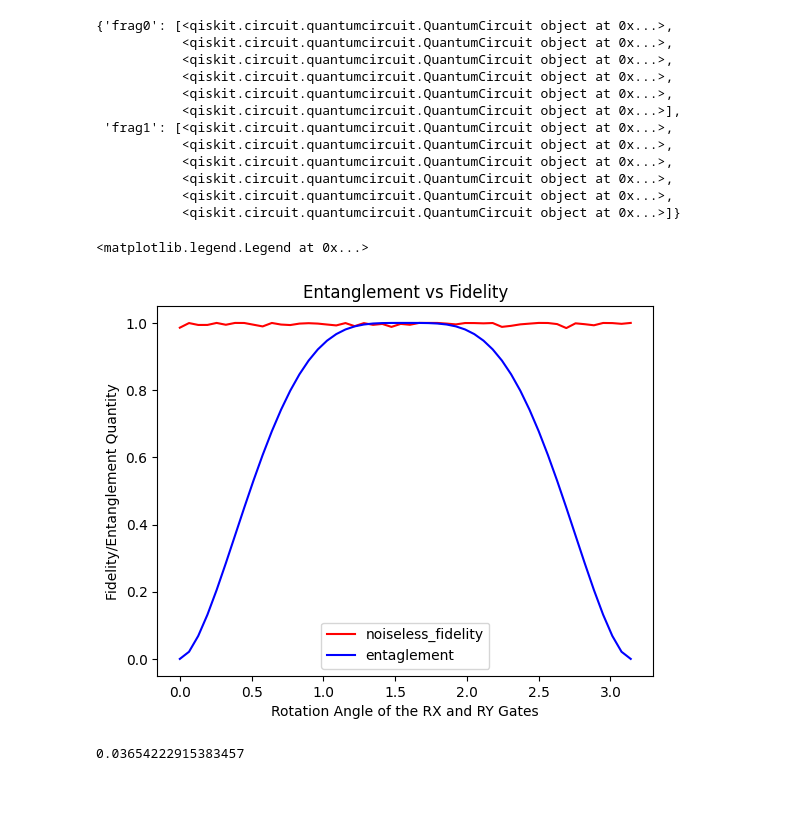
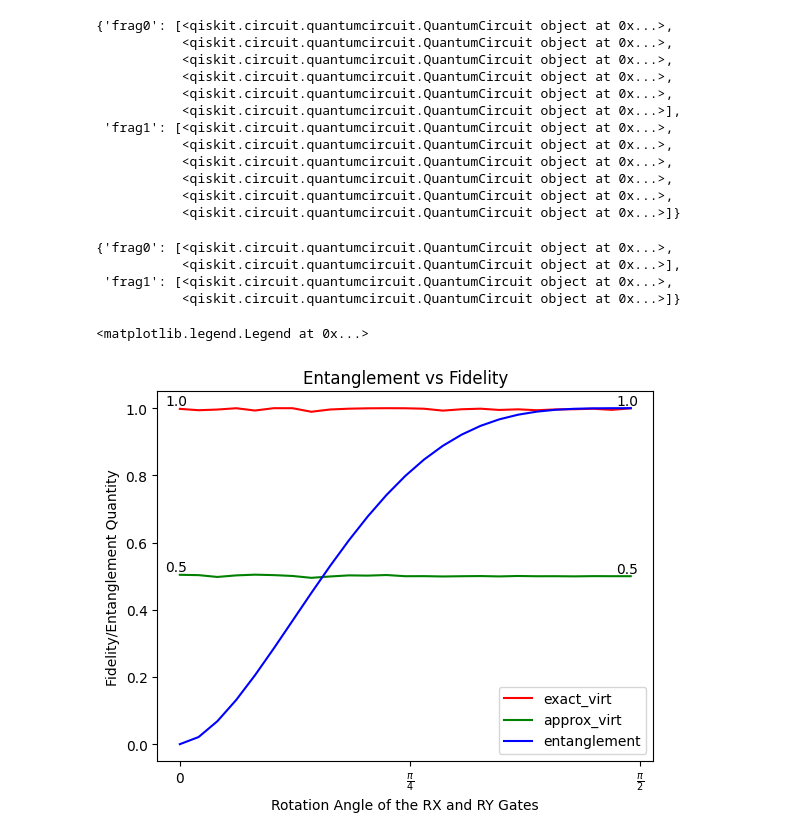
Before and after one commit to nathanieltornow/qtpu, a Jupyter notebook: experiments/05.12-entanglment-fidelity-correlation.ipynb, the cells around one changed output. Saved outputs shown, nothing was run; the diff lists cells and outputs as text; code cells hidden in the pictures; blank space fills up the shorter version.

```diff
--- a/experiments/05.12-entanglment-fidelity-correlation.ipynb
+++ b/experiments/05.12-entanglment-fidelity-correlation.ipynb
@@ -119,17 +115,58 @@ for rx_angle, ry_angle in tqdm(zip(rx_vals, ry_vals), total=len(rx_vals)):
-# %%
-plt.plot(rx_vals, fidelity_results.values(), color='r', label='noiseless_fidelity')
-plt.plot(rx_vals, [grid_results[(ang, ang)] for ang in rx_vals], color='b', label='entaglement')
-
-plt.xlabel("Rotation Angle of the RX and RY Gates")
-plt.ylabel("Fidelity/Entanglement Quantity")
-plt.title("Entanglement vs Fidelity")
-
-plt.legend()
-# plt.plot(X, z, color='g', label='cos')
-# %% [output]
-<matplotlib.legend.Legend at 0x...>
-[figure, removed]
-# %%
-np.corrcoef(np.array([list(fidelity_results.values()), [grid_results[(ang, ang)] for ang in rx_vals]]))[0, 1]
-# %% [output]
-0.03654222915383457
+# %%
+approx_virt_circuit = vqc.cutting.cut(qc, KernighanLinBisection(vgates=STANDARD_APPROX_VIRTUAL_GATES))
+approx_knitter = vqc.Knitter(approx_virt_circuit)
+approx_samples = approx_knitter.samples()
+pprint(approx_samples)
+# %% [output]
+{'frag0': [<qiskit.circuit.quantumcircuit.QuantumCircuit object at 0x...>,
+           <qiskit.circuit.quantumcircuit.QuantumCircuit object at 0x...>],
+ 'frag1': [<qiskit.circuit.quantumcircuit.QuantumCircuit object at 0x...>,
+           <qiskit.circuit.quantumcircuit.QuantumCircuit object at 0x...>]}
+# %%
+sim = Simulator()
+
+exact_fidelity_results = {}
+approx_fidelity_results = {}
+for rx_angle, ry_angle in tqdm(zip(rx_vals, ry_vals), total=len(rx_vals)):
+    bound_original_qc = qc.bind_parameters({rx_param: rx_angle, ry_param: ry_angle})
+
+    exact_results = sim.execute(exact_samples, {rx_param: rx_angle, ry_param: ry_angle})
+    exact_prob_distr = exact_knitter.knit(exact_results)
+    exact_fidelity_results[(rx_angle, ry_angle)] = fidelity(
+        bound_original_qc,
+        exact_prob_distr.counts(10000),
+    )
+
+    approx_results = sim.execute(approx_samples, {rx_param: rx_angle, ry_param: ry_angle})
+    approx_prob_distr = approx_knitter.knit(approx_results)
+    approx_fidelity_results[(rx_angle, ry_angle)] = fidelity(
+        bound_original_qc,
+        approx_prob_distr.counts(10000),
+    )
+# %%
+exact_values_list = list(exact_fidelity_results.values())
+approx_values_list = list(approx_fidelity_results.values())
+fig, ax = plt.subplots()
+
+ax.set_xticks([0, 0.25 * np.pi, 0.5 * np.pi, 0.75 * np.pi, np.pi])
+ax.set_xticklabels([r'$0$', r'$\frac{\pi}{4}$', r'$\frac{\pi}{2}$', r'$\frac{3 \pi}{4}$', r'$\pi$'])
+
+ax.plot(rx_vals, exact_values_list, color='r', label='exact_virt')
+ax.plot(rx_vals, approx_values_list, color='g', label='approx_virt')
+
+ax.plot(rx_vals, [grid_results[(ang, ang)] for ang in rx_vals], color='b', label='entanglement')
+
+ax.text(rx_vals[0] - 0.05, exact_values_list[0] + 0.01, round(exact_values_list[0], 2))
+ax.text(rx_vals[-1] - 0.05, exact_values_list[-1] + 0.01, round(exact_values_list[-1], 2))
+
+ax.text(rx_vals[0] - 0.05, approx_values_list[0] + 0.01, round(approx_values_list[0], 2))
+ax.text(rx_vals[-1] - 0.05, approx_values_list[-1] + 0.01, round(approx_values_list[-1], 2))
+
+plt.xlabel("Rotation Angle of the RX and RY Gates")
+plt.ylabel("Fidelity/Entanglement Quantity")
+plt.title("Entanglement vs Fidelity")
+
+plt.legend()
+# %% [output]
+<matplotlib.legend.Legend at 0x...>
+[figure, added]
```
Also changed, not shown: parts of 6 cells of this notebook, 2 other files.
